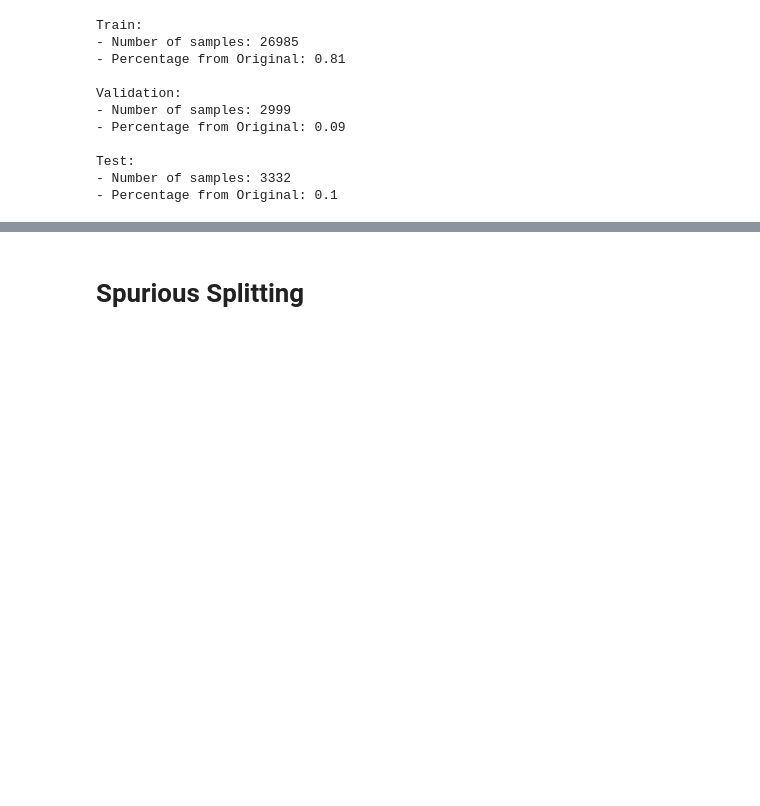
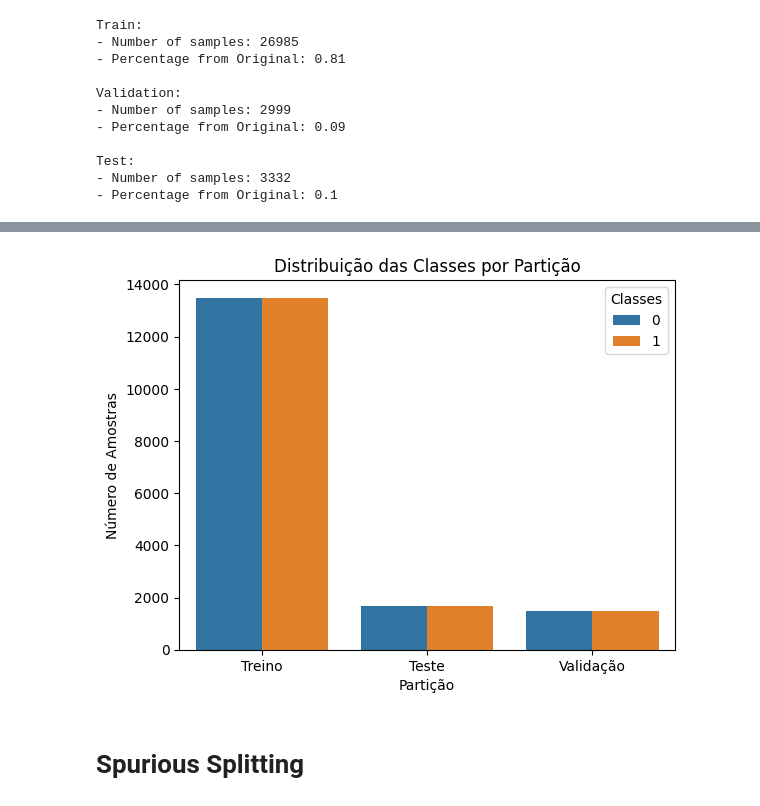
Before and after one commit to Daniel-Arayala/vit-spurious-robustness, a Jupyter notebook: notebooks/Binarization.ipynb, the cells around one changed output, grey strips where cells are left out. Saved outputs shown, nothing was run; the diff lists cells and outputs as text; code cells hidden in the pictures; blank space fills up the shorter version.

```diff
--- a/notebooks/Binarization.ipynb
+++ b/notebooks/Binarization.ipynb
@@ -217,0 +253,11 @@ df_balanced_baseline.loc[df_balanced_baseline.index.isin(df_balanced_test.index)
+# %%
+fig_part_balanced = plt.figure()
+ax = sns.countplot(data=df_balanced_baseline, x='split', hue='level')
+plt.title('Distribuição das Classes por Partição')
+plt.xlabel('Partição')
+plt.legend(title='Classes')
+ax.set_xticklabels(['Treino', 'Teste', 'Validação'])
+plt.ylabel('Número de Amostras')
+plt.show()
+# %% [output]
+[figure, added]
```
Also changed, not shown: parts of 9 cells of this notebook, 2 other files.
